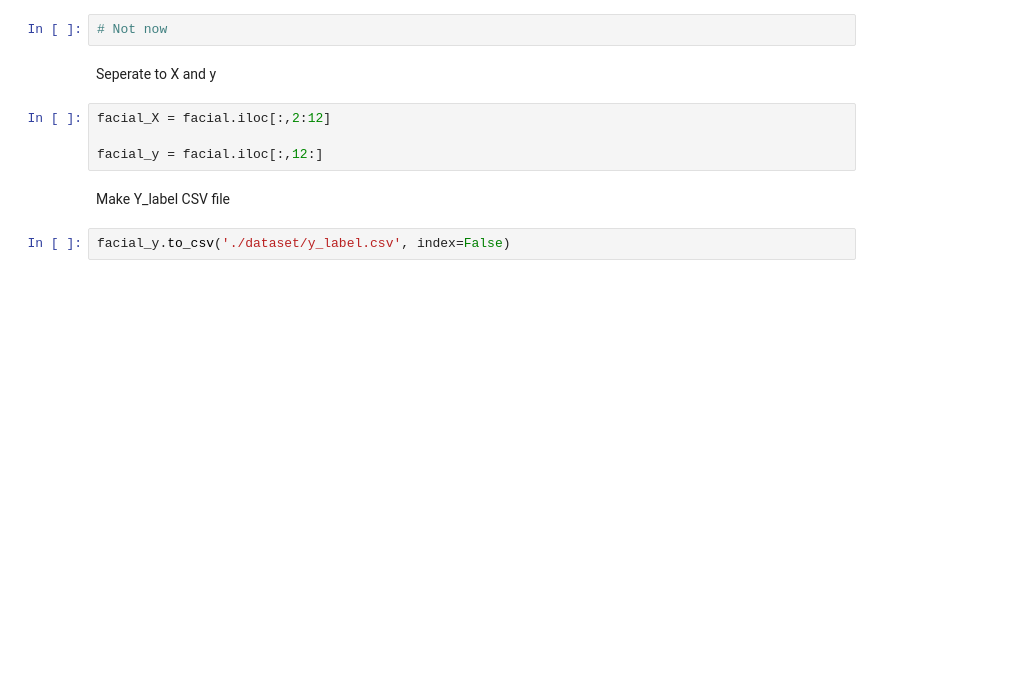
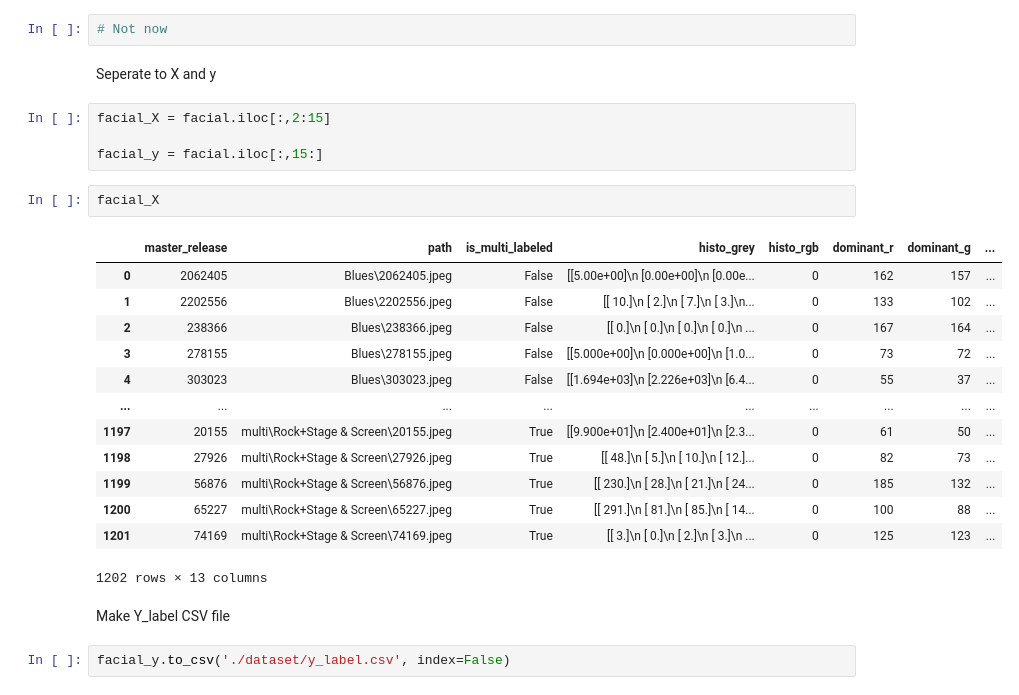
Before and after one commit to cid2rrrr/0220dbtest, a Jupyter notebook: 03.Refine_Devide.ipynb, the cells around one changed output. Saved outputs shown, nothing was run; the diff lists cells and outputs as text; blank space fills up the shorter version.

```diff
--- a/03.Refine_Devide.ipynb
+++ b/03.Refine_Devide.ipynb
@@ -24,9 +24,25 @@ Also we have to make test data
 # %% [markdown]
 Seperate to X and y
 # %%
-facial_X = facial.iloc[:,2:12]
+facial_X = facial.iloc[:,2:15]
 
-facial_y = facial.iloc[:,12:]
+facial_y = facial.iloc[:,15:]
+# %%
+facial_X
+# %% [output]
+|  | master_release | path | is_multi_labeled | histo_grey | histo_rgb | dominant_r | dominant_g | ... |
+| 0 | 2062405 | Blues\2062405.jpeg | False | [[5.00e+00]\n [0.00e+00]\n [0.00e... | 0 | 162 | 157 | ... |
+| 1 | 2202556 | Blues\2202556.jpeg | False | [[ 10.]\n [ 2.]\n [ 7.]\n [ 3.]\n... | 0 | 133 | 102 | ... |
+| 2 | 238366 | Blues\238366.jpeg | False | [[ 0.]\n [ 0.]\n [ 0.]\n [ 0.]\n ... | 0 | 167 | 164 | ... |
+| 3 | 278155 | Blues\278155.jpeg | False | [[5.000e+00]\n [0.000e+00]\n [1.0... | 0 | 73 | 72 | ... |
+| 4 | 303023 | Blues\303023.jpeg | False | [[1.694e+03]\n [2.226e+03]\n [6.4... | 0 | 55 | 37 | ... |
+| ... | ... | ... | ... | ... | ... | ... | ... | ... |
+| 1197 | 20155 | multi\Rock+Stage & Screen\20155.jpeg | True | [[9.900e+01]\n [2.400e+01]\n [2.3... | 0 | 61 | 50 | ... |
+| 1198 | 27926 | multi\Rock+Stage & Screen\27926.jpeg | True | [[ 48.]\n [ 5.]\n [ 10.]\n [ 12.]... | 0 | 82 | 73 | ... |
+| 1199 | 56876 | multi\Rock+Stage & Screen\56876.jpeg | True | [[ 230.]\n [ 28.]\n [ 21.]\n [ 24... | 0 | 185 | 132 | ... |
+| 1200 | 65227 | multi\Rock+Stage & Screen\65227.jpeg | True | [[ 291.]\n [ 81.]\n [ 85.]\n [ 14... | 0 | 100 | 88 | ... |
+| 1201 | 74169 | multi\Rock+Stage & Screen\74169.jpeg | True | [[ 3.]\n [ 0.]\n [ 2.]\n [ 3.]\n ... | 0 | 125 | 123 | ... |
+1202 rows × 13 columns
 # %% [markdown]
 Make Y_label CSV file
 # %%
```
Also changed, not shown: parts of 1 cell of this notebook, 6 other files.
